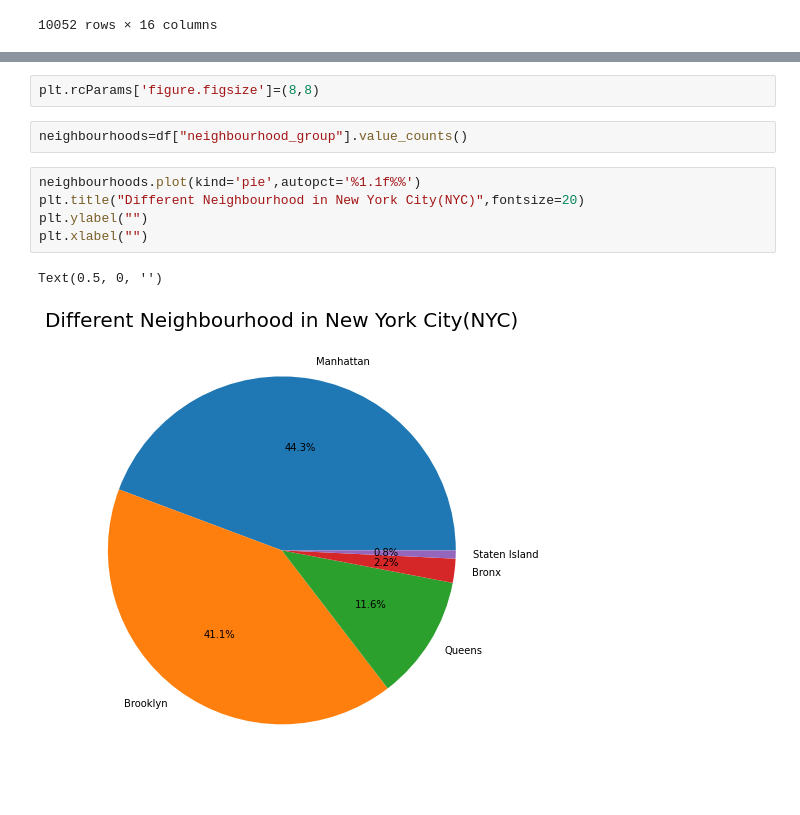
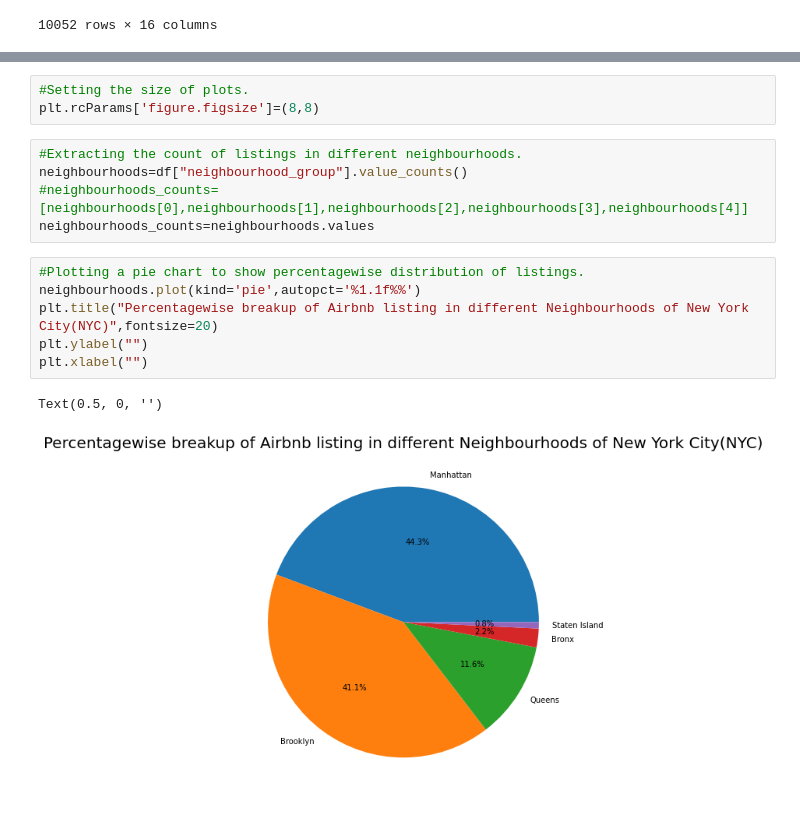
Before and after one commit to shubhamjangid510/EDA-Capstone-Airbnb-Analysis, a Jupyter notebook: Airbnb_Bookings_Analysis_Capstone_Project.ipynb, the cells around one changed output, grey strips where cells are left out. Drawn from its saved outputs; the diff is of its cells as text.

```diff
--- a/Airbnb_Bookings_Analysis_Capstone_Project.ipynb
+++ b/Airbnb_Bookings_Analysis_Capstone_Project.ipynb
@@ -138,12 +146,17 @@ df[df['reviews_per_month']==0]
 # %%
+#Setting the size of plots.
 plt.rcParams['figure.figsize']=(8,8)
-# %%
-neighbourhoods=df["neighbourhood_group"].value_counts()
+# %%
+#Extracting the count of listings in different neighbourhoods.
+neighbourhoods=df["neighbourhood_group"].value_counts()
+#neighbourhoods_counts=[neighbourhoods[0],neighbourhoods[1],neighbourhoods[2],neighbourhoods[3],neighbourhoods[4]]
+neighbourhoods_counts=neighbourhoods.values
 # %%
+#Plotting a pie chart to show percentagewise distribution of listings.
 neighbourhoods.plot(kind='pie',autopct='%1.1f%%')
-plt.title("Different Neighbourhood in New York City(NYC)",fontsize=20)
+plt.title("Percentagewise breakup of Airbnb listing in different Neighbourhoods of New York City(NYC)",fontsize=20)
 plt.ylabel("")
 plt.xlabel("")
 # %% [output]
 Text(0.5, 0, '')
-[figure, old version]
+[figure, new version]
```
Also changed, not shown: parts of 3 cells of this notebook.
